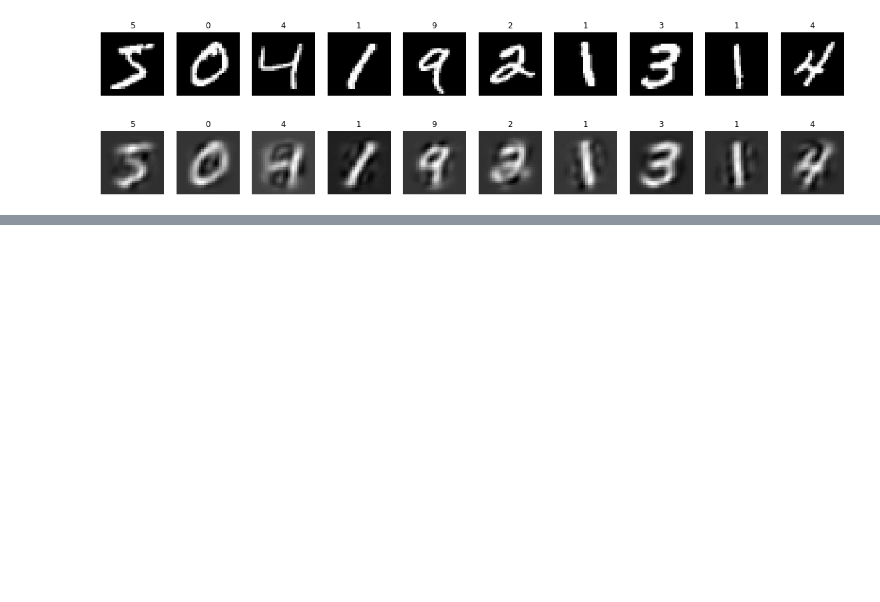
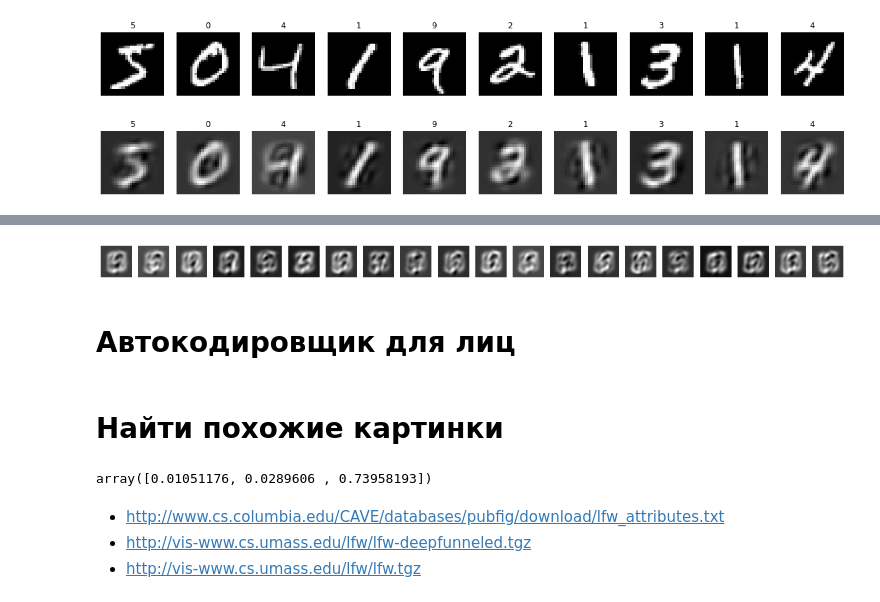
Before and after one commit to yurichernyshov/Examples, a Jupyter notebook: Autoencoder.ipynb, the cells around one changed output, grey strips where cells are left out. Cells and saved outputs as stored; diff of their text form; code cells hidden in the pictures; blank space fills up the shorter version.

```diff
--- a/Autoencoder.ipynb
+++ b/Autoencoder.ipynb
@@ -63,0 +118,24 @@ plt.show()
+# %%
+num = 20
+fig, ax = plt.subplots(1, num, figsize=(20,5))
+for i in range(num):
+    rnd_inp = np.random.random(32)
+    result = gen_model.predict(rnd_inp.reshape(1,-1))
+    ax[i].imshow(result.reshape(28,28), cmap='gray')
+    ax[i].axis('off')
+
+plt.show()
+# %% [output]
+[figure, added]
+# %% [markdown]
+# Автокодировщик для лиц
+# %% [markdown]
+# Найти похожие картинки
+# %%
+np.random.random(3)
+# %% [output]
+array([0.01051176, 0.0289606 , 0.73958193])
+# %% [markdown]
+- http://www.cs.columbia.edu/CAVE/databases/pubfig/download/lfw_attributes.txt
+- http://vis-www.cs.umass.edu/lfw/lfw-deepfunneled.tgz
+- http://vis-www.cs.umass.edu/lfw/lfw.tgz
```
Also changed, not shown: parts of 11 cells of this notebook, 10 other files.
